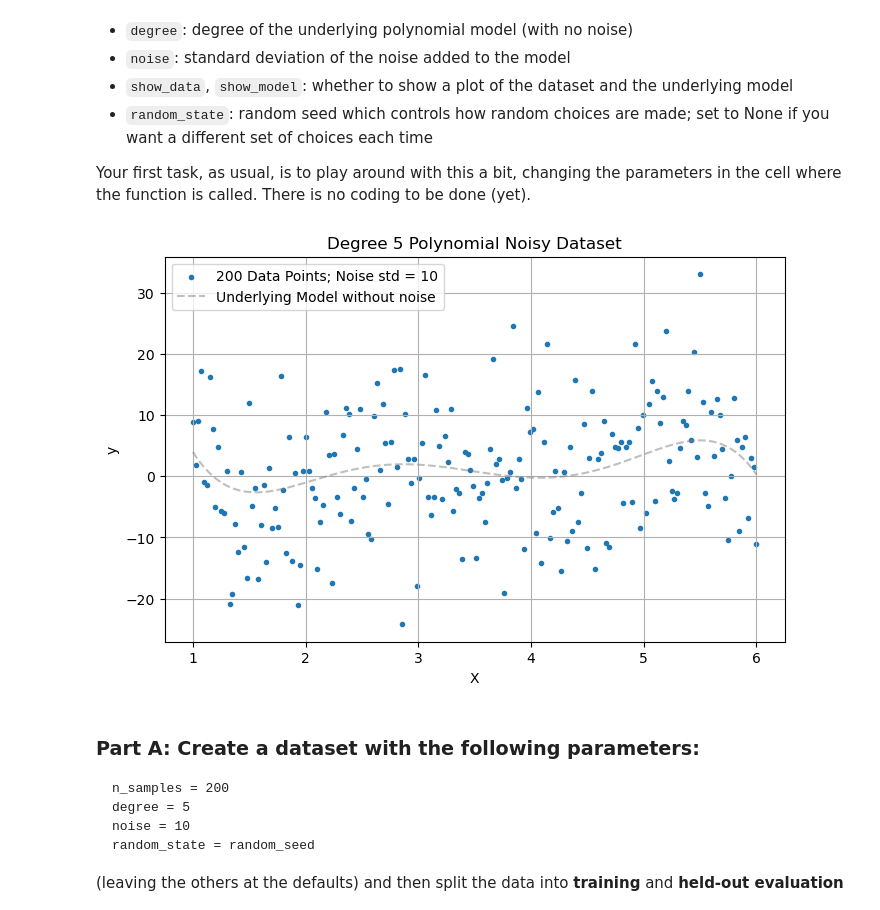
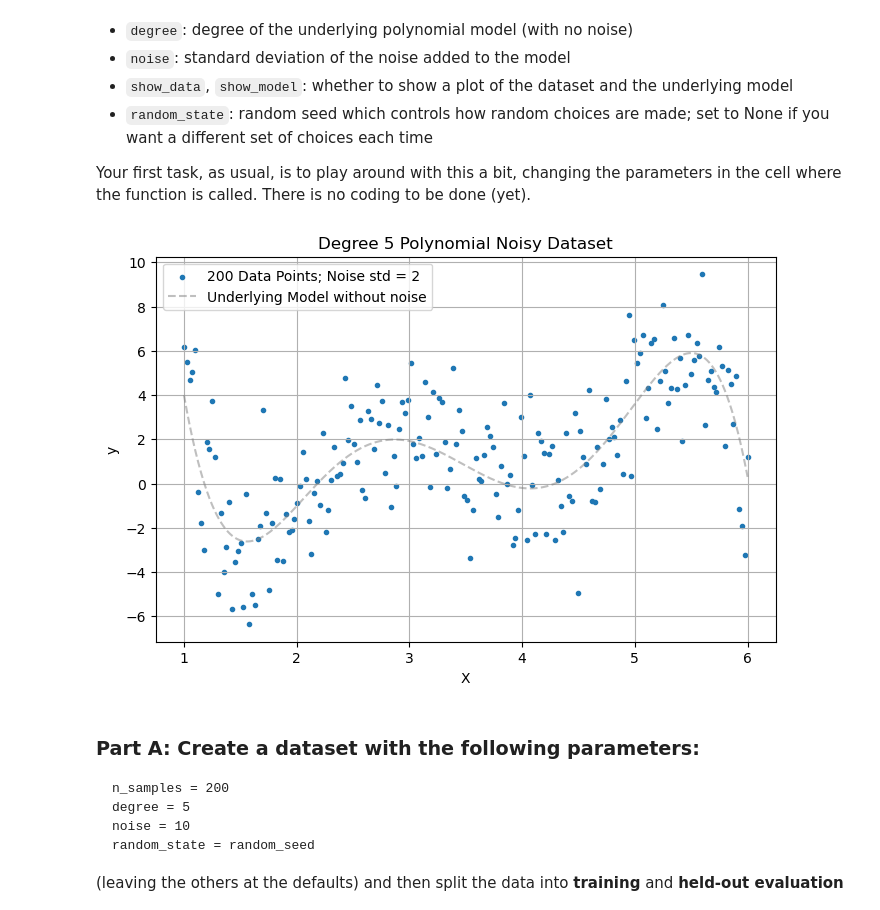
Before and after one commit to keshleem/dx603-homework3, a Jupyter notebook: Homework_03.ipynb, the cells around one changed output. Drawn from its saved outputs; the diff is of its cells as text; code cells hidden in the pictures.

```diff
--- a/Homework_03.ipynb
+++ b/Homework_03.ipynb
@@ -108,15 +108,15 @@ def make_poly_model(n_samples=10, degree=4,noise=1.0, show_data=False, show_mode
 # %%
 # Play around with various values here just to see what it does
 # Make sure you see that the plot will change the scale as the data changes -- always watch the y-axis scale!
 
 X,y = make_poly_model(n_samples=200,
                       degree=5,               # try values in the range 2 .. 6.
-                      noise=10,             # try values in the range 0 .. 10 and make sure to try values < 1.
+                      noise=2,             # try values in the range 0 .. 10 and make sure to try values < 1.
                       show_data=True,
-                      random_state=random_seed
+                      random_state=None
                      )
 # %% [output]
-[figure, old version]
+[figure, new version]
 # %% [markdown]
 ### Part A: Create a dataset with the following parameters:
 
```
Also changed, not shown: parts of 14 cells of this notebook.
